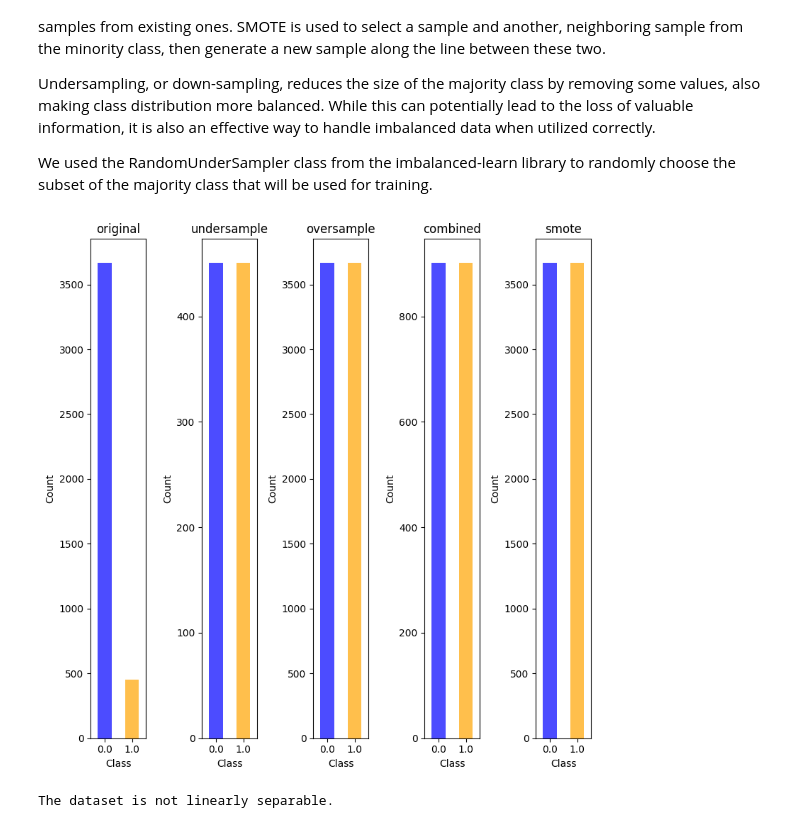
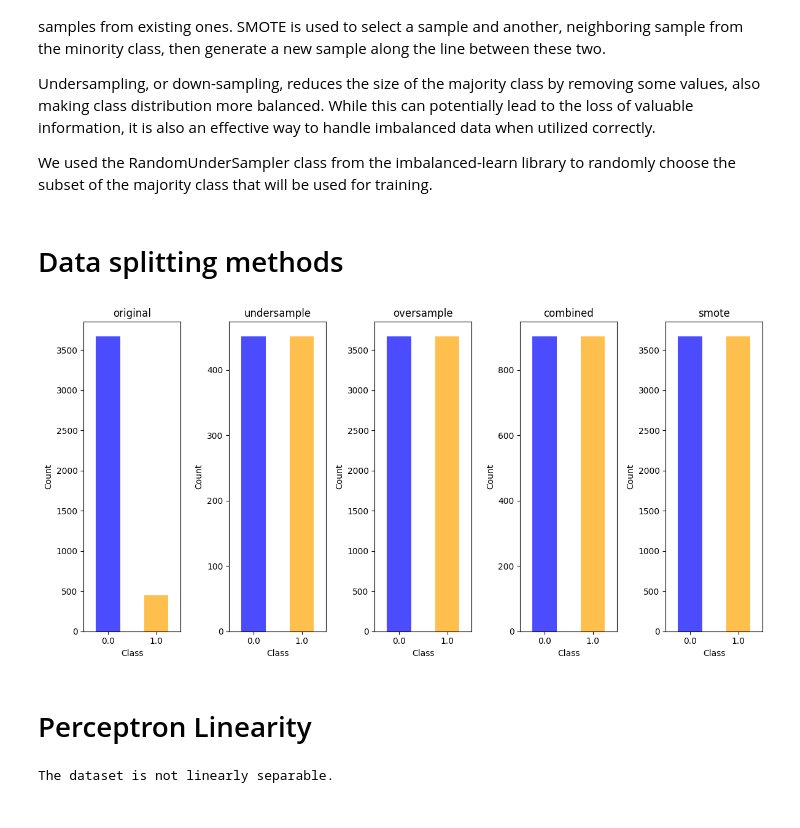
Before and after one commit to tuclaure/CSU-CS-345, a Jupyter notebook: FeatureEngineering.ipynb, the cells around one changed output. Drawn from its saved outputs; the diff is of its cells as text; code cells hidden in the pictures.

```diff
--- a/FeatureEngineering.ipynb
+++ b/FeatureEngineering.ipynb
@@ -435,6 +429,8 @@ In our project, we used the SMOTE class from the imbalanced-learn library to imp
 Undersampling, or down-sampling, reduces the size of the majority class by removing some values, also making class distribution more balanced. While this can potentially lead to the loss of valuable information, it is also an effective way to handle imbalanced data when utilized correctly.
 
 We used the RandomUnderSampler class from the imbalanced-learn library to randomly choose the subset of the majority class that will be used for training.
+# %% [markdown]
+# Data splitting methods
 # %%
 def split_data(data, test_size=0.30, random_state=42):
     '''returns X_train, X_test, y_train, y_test'''
@@ -540,35 +536,37 @@ def visualize_sampling_effects(data):
     X = data.drop(columns=['y'])
     # Prepare the distributions for visualization
     distributions = {}
     sampling_methods = get_sampling_methods()
 
     # Collect class distributions for each sampling method
     for method_name in sampling_methods.keys():
         _, y_sampled = sampling_methods[method_name](X, y)
         distributions[method_name] = y_sampled.value_counts().sort_index()
 
     # Visualize the distributions
-    plt.figure(figsize=(8, 8))
+    plt.figure(figsize=(12, 6))
     num_methods = len(distributions)
 
     for idx, (method, distribution) in enumerate(distributions.items()):
         plt.subplot(1, num_methods, idx + 1)
         distribution.plot(kind='bar', color=['blue', 'orange'], alpha=0.7)
         plt.title(method)
         plt.xlabel("Class")
         plt.ylabel("Count")
         plt.xticks(rotation=0)
 
     plt.tight_layout()
     plt.show()
 
 def run_visualizer():
     data = preprocessing()
     visualize_sampling_effects(data)
 
 run_visualizer()
 # %% [output]
-[figure, old version]
+[figure, new version]
+# %% [markdown]
+# Perceptron Linearity
 # %%
 def perceptron_linearity():
     data = preprocessing()
```
Also changed, not shown: parts of 24 cells of this notebook.
